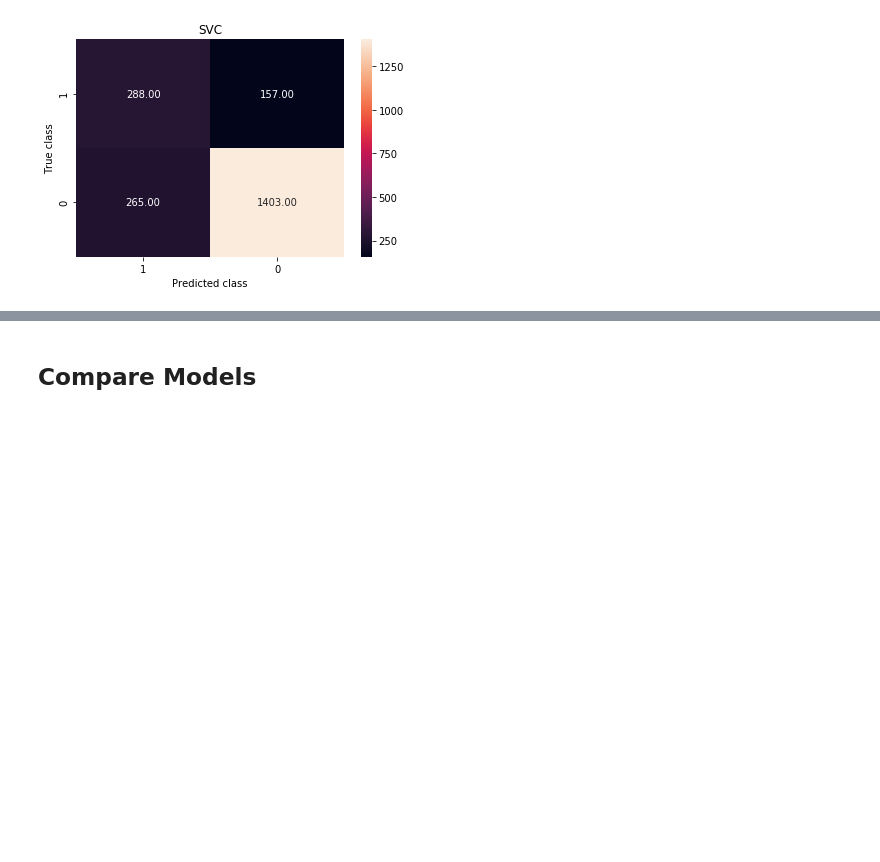
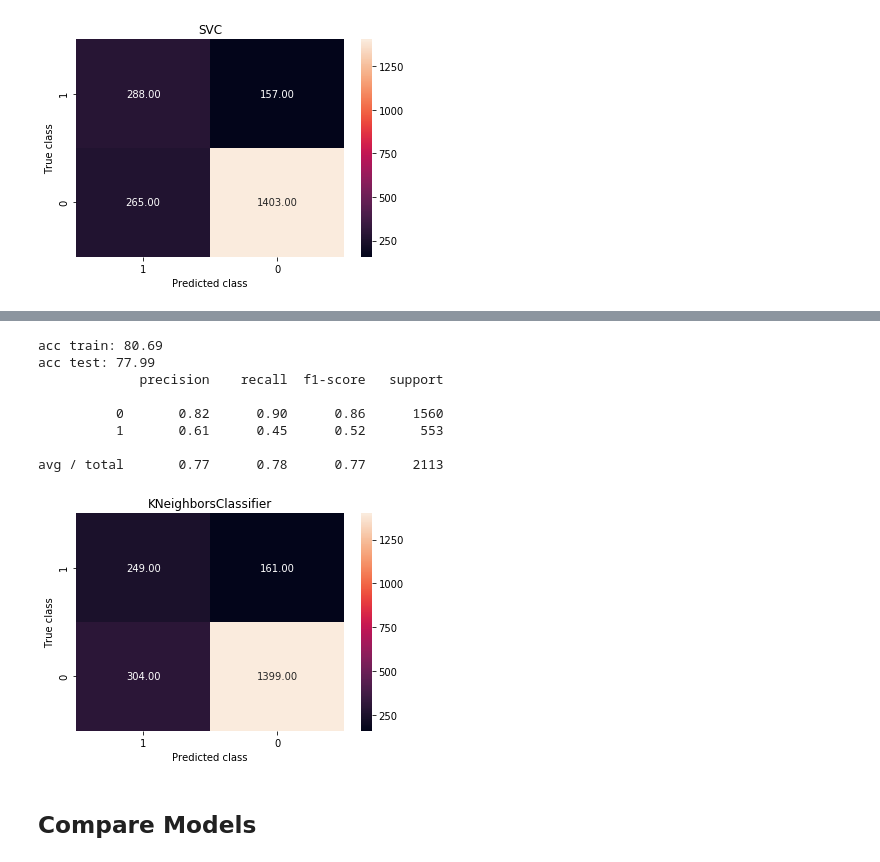
Before and after one commit to hctlee0812/Springboard, a Jupyter notebook: Capstone Project 2/Predictive Modeling/Telecom Churn | Predictive Analytics.ipynb, the cells around one changed output, grey strips where cells are left out. Cells and saved outputs as stored; diff of their text form; code cells hidden in the pictures; blank space fills up the shorter version.

```diff
--- a/Capstone Project 2/Predictive Modeling/Telecom Churn | Predictive Analytics.ipynb
+++ b/Capstone Project 2/Predictive Modeling/Telecom Churn | Predictive Analytics.ipynb
@@ -185,3 +229,20 @@ avg / total       0.79      0.80      0.79      2113
+# %%
+# KNN
+knn = KNeighborsClassifier(n_neighbors = 16)
+predict_churn(knn,X_train,y_train,X_test,y_test)
+
+print(classification_report(y_test, knn.predict(X_test)))
+conf_matrix(knn,X_test, y_test)
+# %% [output]
+acc train: 80.69
+acc test: 77.99
+             precision    recall  f1-score   support
+
+          0       0.82      0.90      0.86      1560
+          1       0.61      0.45      0.52       553
+
+avg / total       0.77      0.78      0.77      2113
+[figure, added]
 # %% [markdown]
 ## Compare Models
 # %%
```
Also changed, not shown: parts of 15 cells of this notebook.
